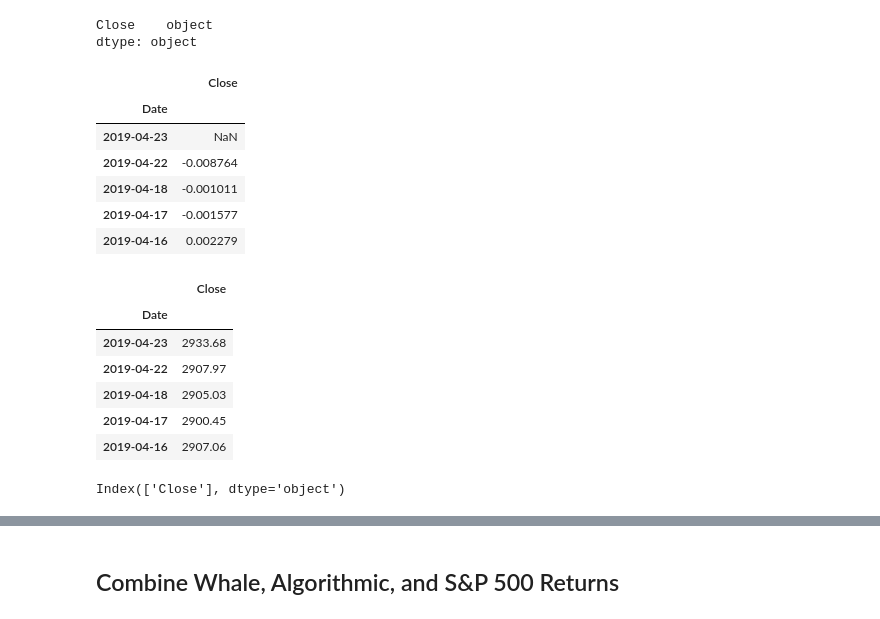
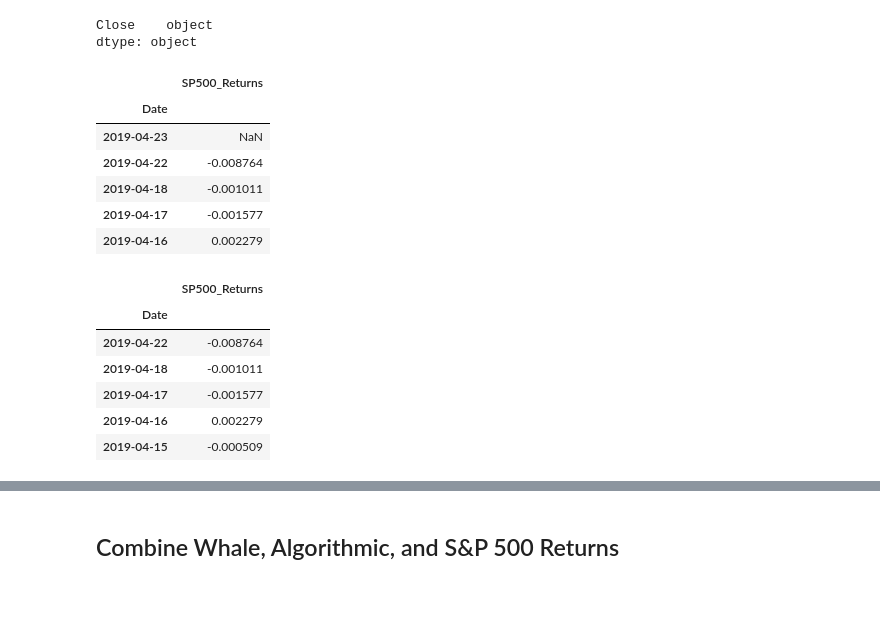
Before and after one commit to riwi77/MiamiHomework, a Jupyter notebook: 04-Pandas/Instructions/Starter_Code/whale_analysis.ipynb, the cells around one changed output, grey strips where cells are left out. Cells and saved outputs as stored; diff of their text form; code cells hidden in the pictures.

```diff
--- a/04-Pandas/Instructions/Starter_Code/whale_analysis.ipynb
+++ b/04-Pandas/Instructions/Starter_Code/whale_analysis.ipynb
@@ -188,10 +196,11 @@ sp500_df['Close'] = sp500_df['Close'].astype('float64')
 #sp500_df.dropna(inplace=True)
 # %%
 # Calculate Daily Returns
-daily_returns = sp500_df.pct_change()
-daily_returns.head()
+daily_returns = sp500_df.pct_change(1)
+sp500_DR = daily_returns
+sp500_DR.head()
 # %% [output]
-|  | Close |
+|  | SP500_Returns |
 | Date |  |
 | 2019-04-23 | NaN |
 | 2019-04-22 | -0.008764 |
@@ -200,19 +209,15 @@ daily_returns.head()
 | 2019-04-16 | 0.002279 |
 # %%
 # Drop nulls
-sp500_df.dropna(inplace=True)
-sp500_df.head()
+sp500_DR.dropna(inplace=True)
+sp500_DR.head()
 # %% [output]
-|  | Close |
+|  | SP500_Returns |
 | Date |  |
-| 2019-04-23 | 2933.68 |
-| 2019-04-22 | 2907.97 |
-| 2019-04-18 | 2905.03 |
-| 2019-04-17 | 2900.45 |
-| 2019-04-16 | 2907.06 |
+| 2019-04-22 | -0.008764 |
+| 2019-04-18 | -0.001011 |
+| 2019-04-17 | -0.001577 |
+| 2019-04-16 | 0.002279 |
+| 2019-04-15 | -0.000509 |
-# %%
-sp500_df.columns
-# %% [output]
-Index(['Close'], dtype='object')
 # %%
 # Rename `Close` Column to be specific to this portfolio.
```
Also changed, not shown: parts of 51 cells of this notebook, 7 other files.
